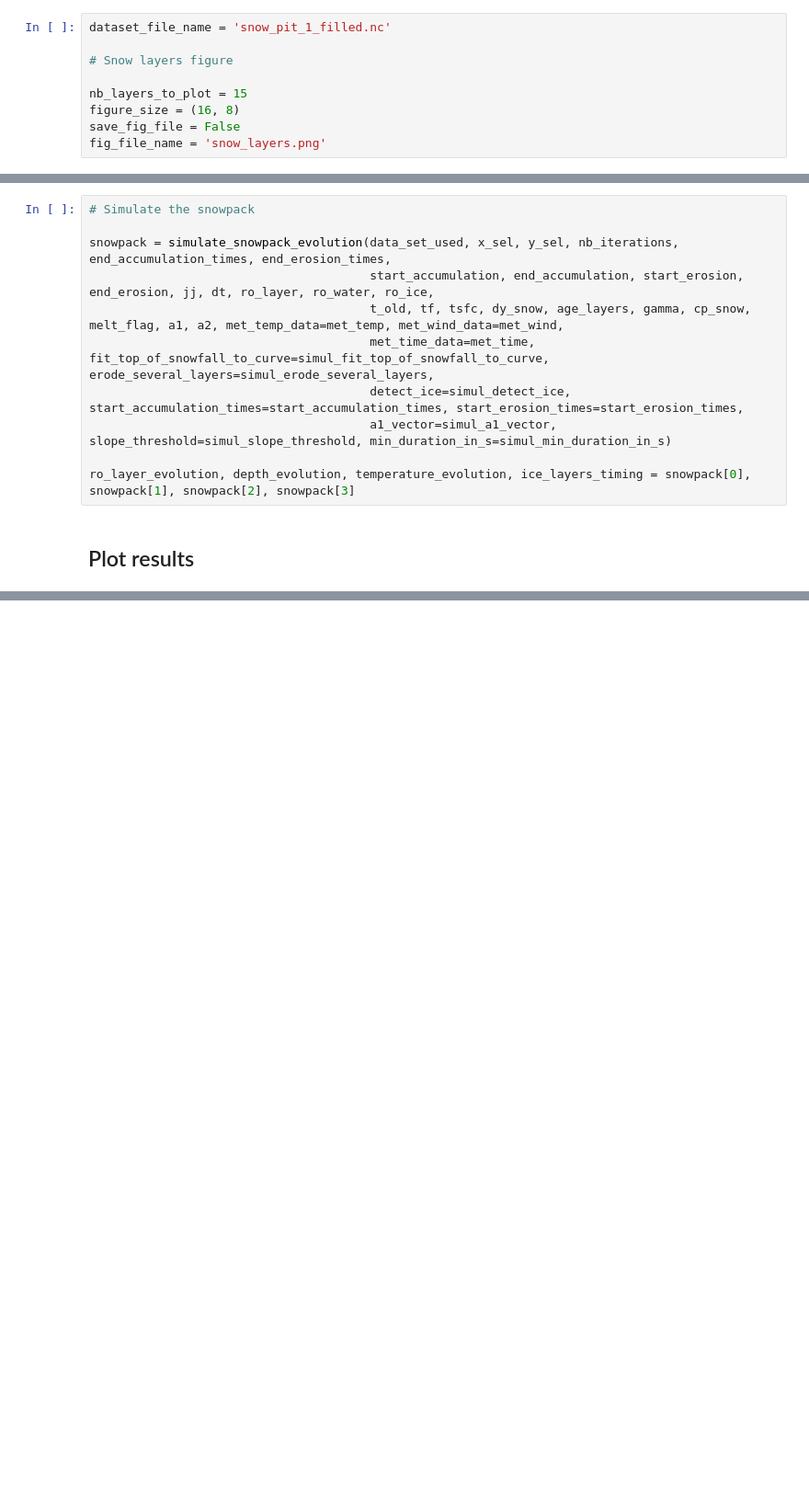
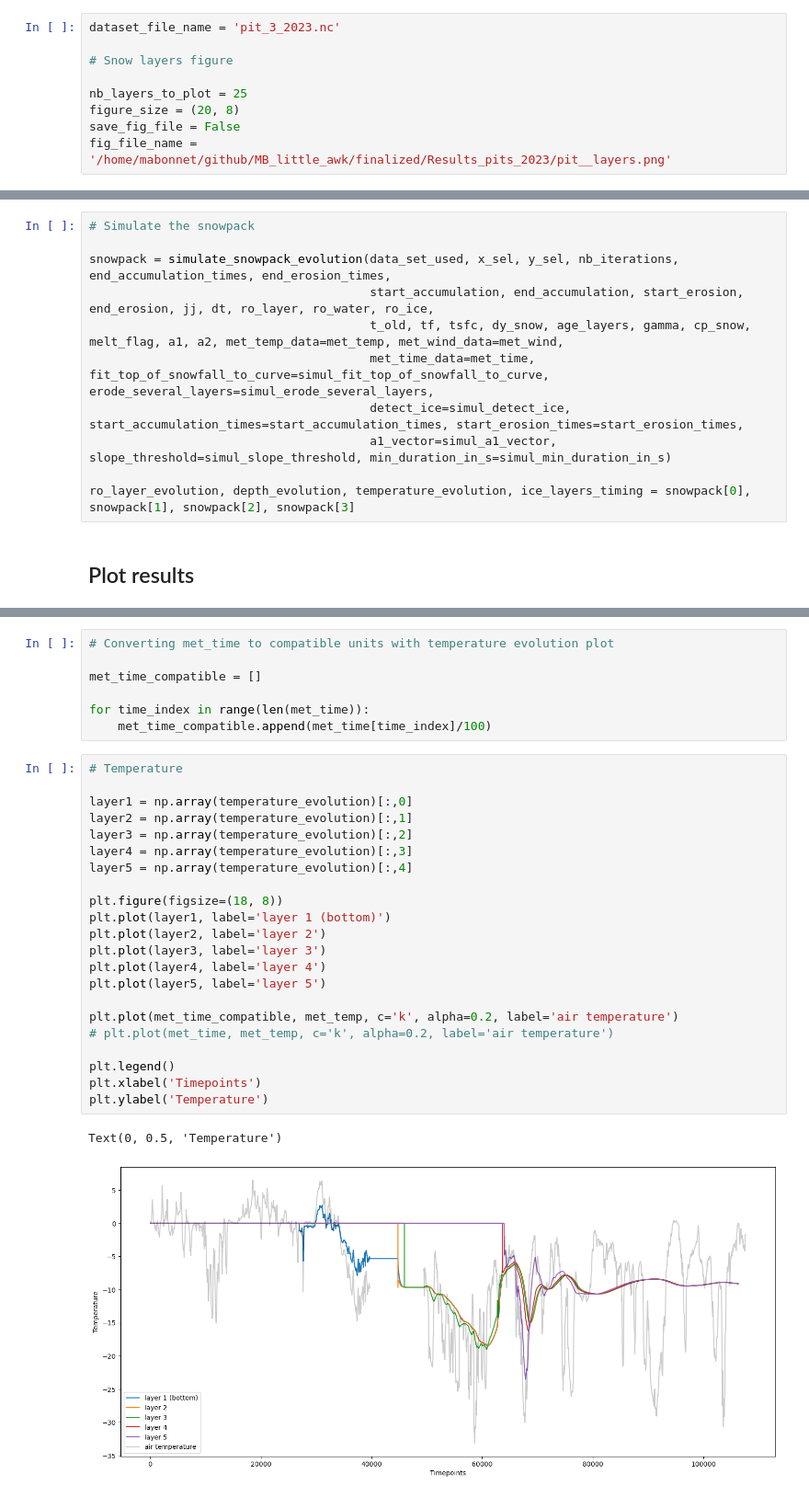
Before and after one commit to Mathilde-Bnt/MB_little_awk, a Jupyter notebook: finalized/02-Run_snowpack_model.ipynb, the cells around one changed output, grey strips where cells are left out. Shown at 92% size. Saved outputs shown, nothing was run; the diff lists cells and outputs as text; blank space fills up the shorter version.

```diff
--- a/finalized/02-Run_snowpack_model.ipynb
+++ b/finalized/02-Run_snowpack_model.ipynb
@@ -14,14 +16,14 @@ In get_met_forcing() - Warning: check the format of your file corresponds to the
 # %% [markdown]
 ## Define needed information to run the whole notebook </a><a name='fill-in'>
 # %%
-dataset_file_name = 'snow_pit_1_filled.nc'
+dataset_file_name = 'pit_3_2023.nc'
 
 # Snow layers figure
 
-nb_layers_to_plot = 15
-figure_size = (16, 8)
+nb_layers_to_plot = 25
+figure_size = (20, 8)
 save_fig_file = False
-fig_file_name = 'snow_layers.png'
+fig_file_name = '/home/mabonnet/github/MB_little_awk/finalized/Results_pits_2023/pit__layers.png'
 # %% [markdown]
 [Back to top section](#top)
 # %% [markdown]
@@ -111,0 +114,32 @@ ImportError: Plotting of arrays of cftime.datetime objects or arrays indexed by
+# %%
+# Converting met_time to compatible units with temperature evolution plot
+
+met_time_compatible = []
+
+for time_index in range(len(met_time)):
+    met_time_compatible.append(met_time[time_index]/100)
+# %%
+# Temperature
+
+layer1 = np.array(temperature_evolution)[:,0]
+layer2 = np.array(temperature_evolution)[:,1]
+layer3 = np.array(temperature_evolution)[:,2]
+layer4 = np.array(temperature_evolution)[:,3]
+layer5 = np.array(temperature_evolution)[:,4]
+
+plt.figure(figsize=(18, 8))
+plt.plot(layer1, label='layer 1 (bottom)')
+plt.plot(layer2, label='layer 2')
+plt.plot(layer3, label='layer 3')
+plt.plot(layer4, label='layer 4')
+plt.plot(layer5, label='layer 5')
+
+plt.plot(met_time_compatible, met_temp, c='k', alpha=0.2, label='air temperature')
+# plt.plot(met_time, met_temp, c='k', alpha=0.2, label='air temperature')
+
+plt.legend()
+plt.xlabel('Timepoints')
+plt.ylabel('Temperature')
+# %% [output]
+Text(0, 0.5, 'Temperature')
+[figure, added]
```
Also changed, not shown: parts of 4 cells of this notebook, 14 other files.
